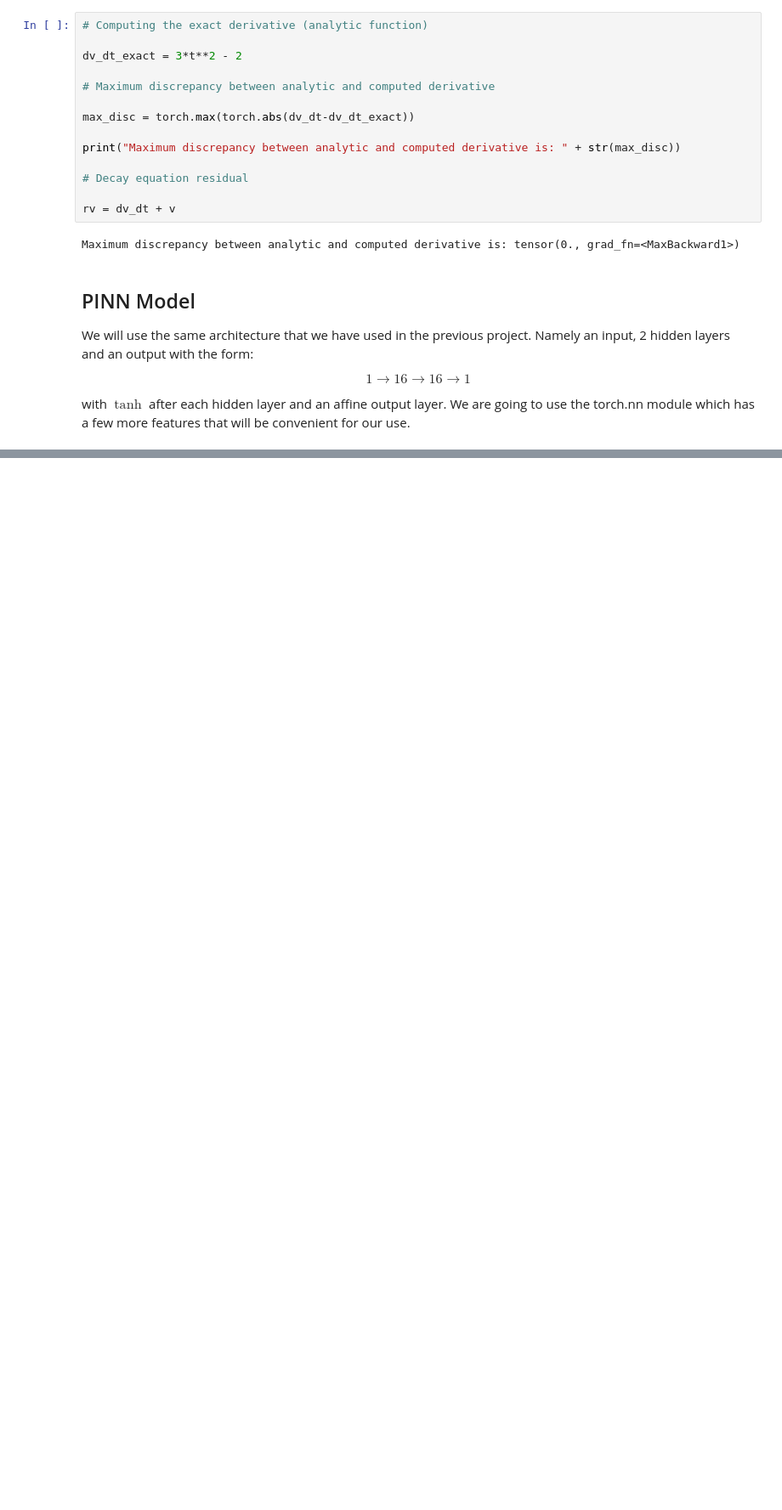
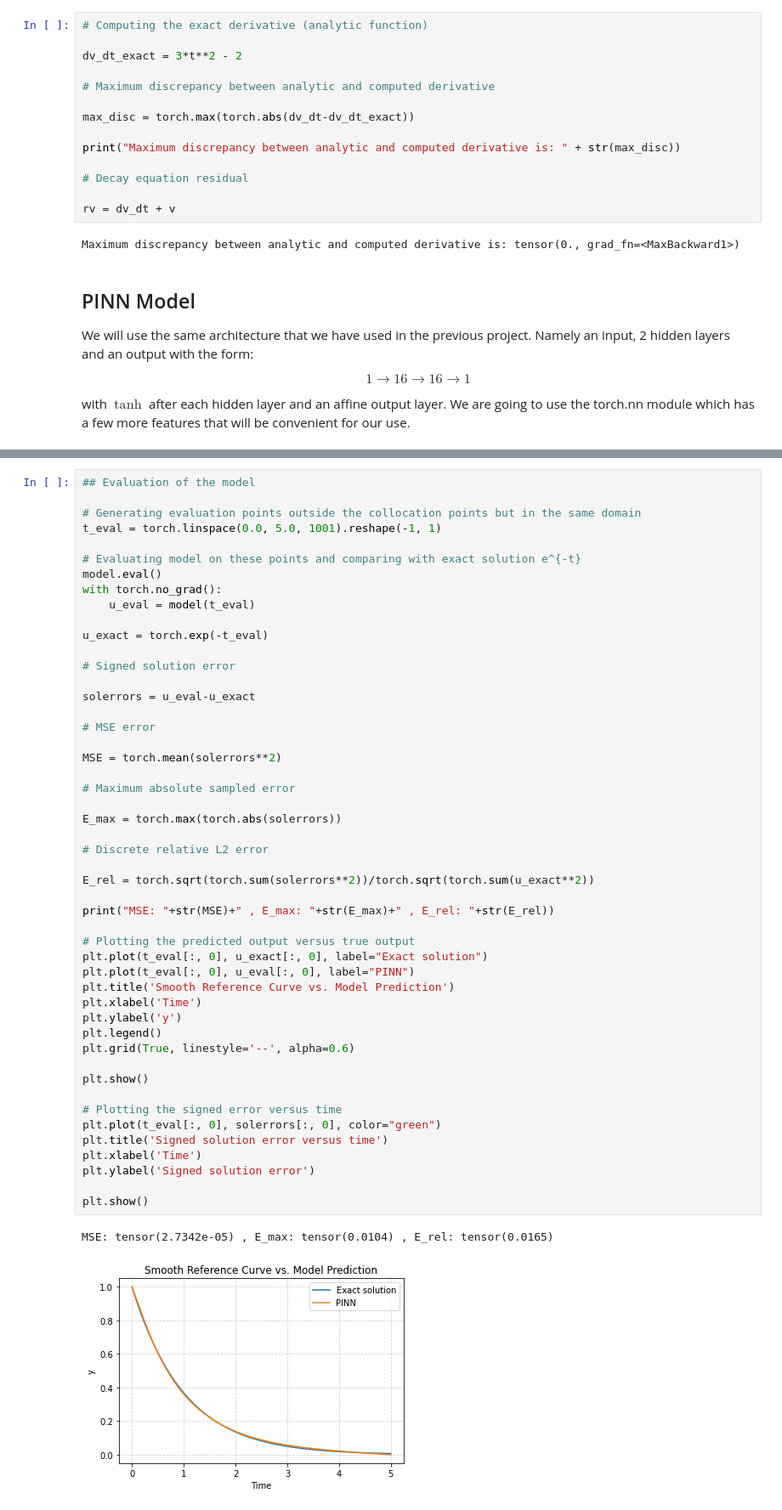
Before and after one commit to nozsurfs/Deep-Learning-Learning, a Jupyter notebook: projects/03_ode_pinn_project.ipynb, the cells around one changed output, grey strips where cells are left out. Shown at 85% size. Saved outputs shown, nothing was run; the diff lists cells and outputs as text; blank space fills up the shorter version.

Commit message:
Add files via upload
Finished the ODE project and cleaned up the code. Experimented with varying number of epochs, number of collocation points as well as the weight of the initial condition bias.

```diff
--- a/projects/03_ode_pinn_project.ipynb
+++ b/projects/03_ode_pinn_project.ipynb
@@ -106,0 +172,52 @@ L_init = ((u0-1)**2).mean()
+# %%
+## Evaluation of the model
+
+# Generating evaluation points outside the collocation points but in the same domain
+t_eval = torch.linspace(0.0, 5.0, 1001).reshape(-1, 1)
+
+# Evaluating model on these points and comparing with exact solution e^{-t}
+model.eval()
+with torch.no_grad():
+    u_eval = model(t_eval)
+
+u_exact = torch.exp(-t_eval)
+
+# Signed solution error
+
+solerrors = u_eval-u_exact
+
+# MSE error
+
+MSE = torch.mean(solerrors**2)
+
+# Maximum absolute sampled error
+
+E_max = torch.max(torch.abs(solerrors))
+
+# Discrete relative L2 error
+
+E_rel = torch.sqrt(torch.sum(solerrors**2))/torch.sqrt(torch.sum(u_exact**2))
+
+print("MSE: "+str(MSE)+" , E_max: "+str(E_max)+" , E_rel: "+str(E_rel))
+
+# Plotting the predicted output versus true output
+plt.plot(t_eval[:, 0], u_exact[:, 0], label="Exact solution")
+plt.plot(t_eval[:, 0], u_eval[:, 0], label="PINN")
+plt.title('Smooth Reference Curve vs. Model Prediction')
+plt.xlabel('Time')
+plt.ylabel('y')
+plt.legend()
+plt.grid(True, linestyle='--', alpha=0.6)
+
+plt.show()
+
+# Plotting the signed error versus time
+plt.plot(t_eval[:, 0], solerrors[:, 0], color="green")
+plt.title('Signed solution error versus time')
+plt.xlabel('Time')
+plt.ylabel('Signed solution error')
+
+plt.show()
+# %% [output]
+MSE: tensor(2.7342e-05) , E_max: tensor(0.0104) , E_rel: tensor(0.0165)
+[figure, added]
```
Also changed, not shown: parts of 12 cells of this notebook.
